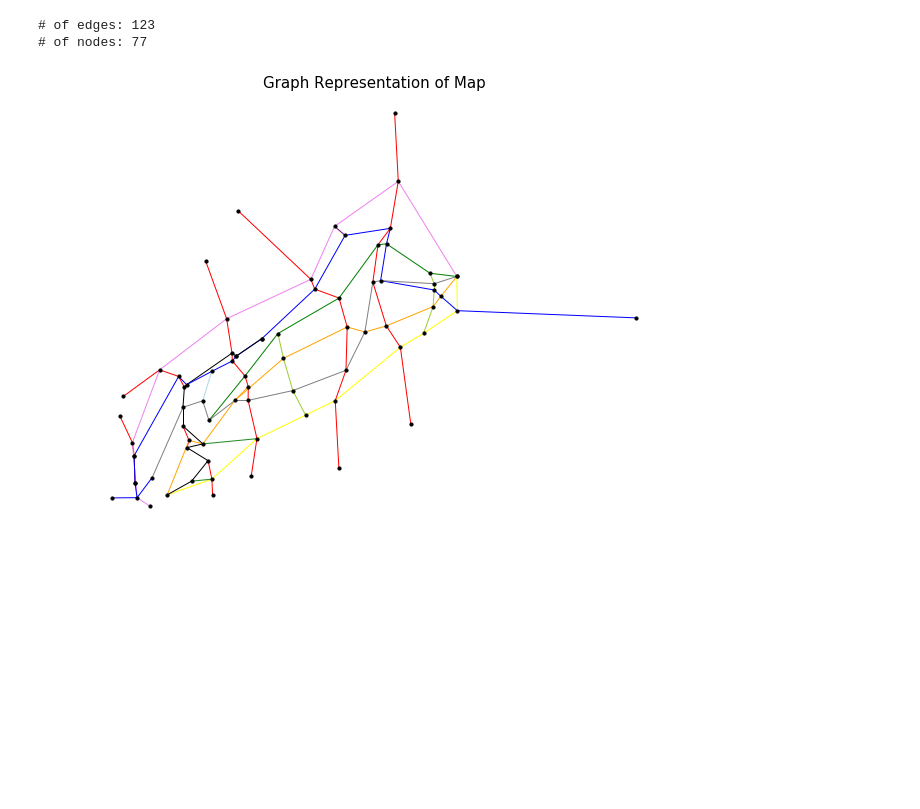
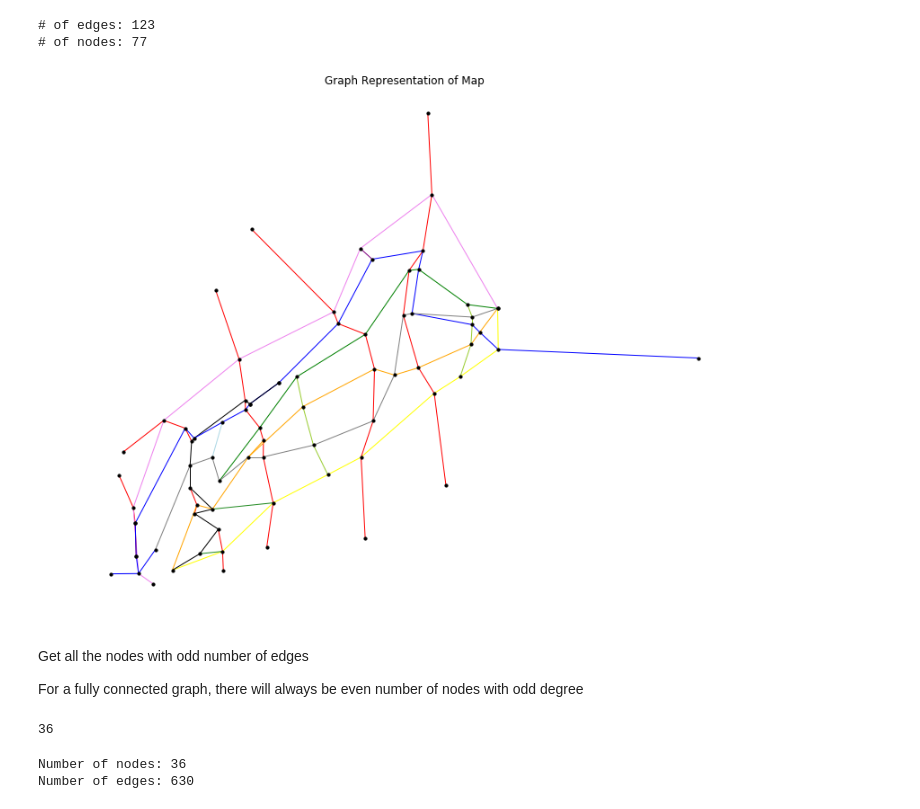
Before and after one commit to Somani-Harsh/data-science-python, a Jupyter notebook: Networkx - Chinese Postman Problem.ipynb, the cells around one changed output. Cells and saved outputs as stored; diff of their text form; code cells hidden in the pictures; blank space fills up the shorter version.

```diff
--- a/Networkx - Chinese Postman Problem.ipynb
+++ b/Networkx - Chinese Postman Problem.ipynb
@@ -90,9 +96,13 @@ node_positions = {node[0]: (node[1]['X'], -node[1]['Y']) for node in graph.nodes
 # %%
 edge_colors = [e[2]['color'] for e in list(graph.edges(data=True))]
 # %%
-plt.figure(figsize=(8, 6))
-nx.draw(graph, pos=node_positions, edge_color=edge_colors, node_size=10, node_color='black')
-plt.title('Graph Representation of Map', size=15)
+plt.figure(figsize=(10,8))
+nx.draw(graph, pos=node_positions, edge_color=edge_colors, node_size=10, node_color="black")
+plt.title("Graph Representation of Map")
 plt.show()
 # %% [output]
-[figure, old version]
+[figure, new version]
+# %% [markdown]
+Get all the nodes with odd number of edges
+
+For a fully connected graph, there will always be even number of nodes with odd degree
@@ -98,0 +111,4 @@ plt.show()
+# %%
+len(odd_degree_nodes)
+# %% [output]
+36
@@ -98,0 +130,9 @@ plt.show()
+# %%
+graph_complete_odd = create_graph(odd_nodes_pairs_shortest_path, flip_weight=True)
+
+# Counts
+print('Number of nodes: {}'.format(len(graph_complete_odd.nodes())))
+print('Number of edges: {}'.format(len(graph_complete_odd.edges())))
+# %% [output]
+Number of nodes: 36
+Number of edges: 630
```
Also changed, not shown: parts of 21 cells of this notebook, 1 other file.
